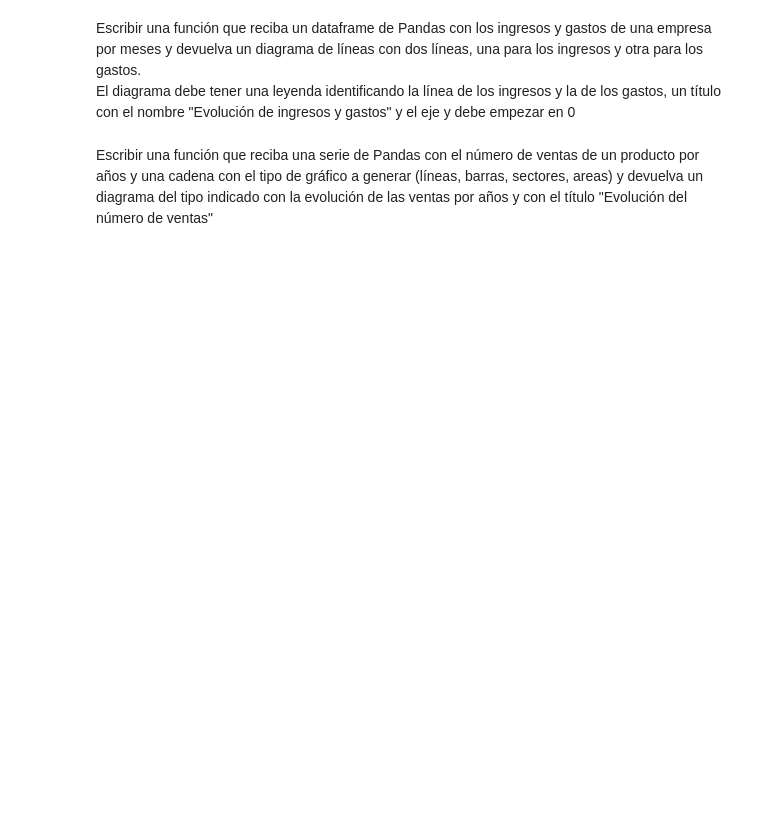
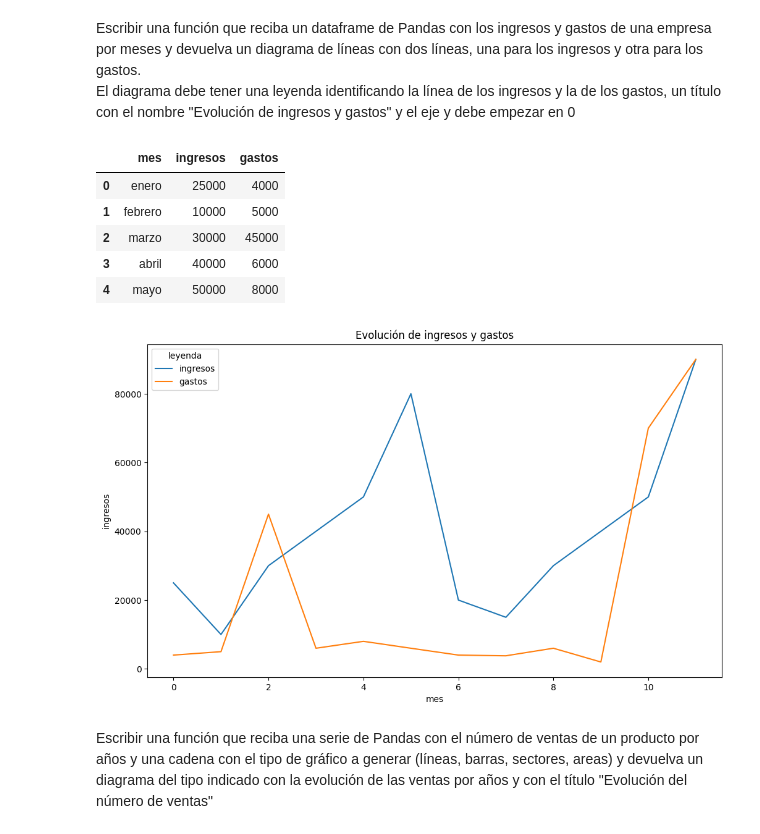
Before and after one commit to jmrodriguez2552/CEDAPY_25_26, a Jupyter notebook: ANALISIS_DATOS_PYTHON/NOTEBOOKS/EJERCICIOS/5101_EJERCICIO-5_Gráficos_Matplotlib.ipynb, the cells around one changed output. Drawn from its saved outputs; the diff is of its cells as text; code cells hidden in the pictures; blank space fills up the shorter version.

```diff
--- a/ANALISIS_DATOS_PYTHON/NOTEBOOKS/EJERCICIOS/5101_EJERCICIO-5_Gráficos_Matplotlib.ipynb
+++ b/ANALISIS_DATOS_PYTHON/NOTEBOOKS/EJERCICIOS/5101_EJERCICIO-5_Gráficos_Matplotlib.ipynb
@@ -48,5 +125,37 @@ Construir una función reciba el fichero bancos.csv y cree un diagrama de línea
 # %% [markdown]
 Escribir una función que reciba un dataframe de Pandas con los ingresos y gastos de una empresa por meses y devuelva un diagrama de líneas con dos líneas, una para los ingresos y otra para los gastos.
 El diagrama debe tener una leyenda identificando la línea de los ingresos y la de los gastos, un título con el nombre "Evolución de ingresos y gastos" y el eje y debe empezar en 0
+# %%
+import pandas as pd
+import matplotlib.pyplot as plt
+ingresos = [25000,10000,30000,40000,50000,80000,20000,15000,30000,40000,50000,90000]
+gastos =[4000,5000,45000,6000,8000,6000,4000,3800,6000,2000,70000,90000]
+meses = ['enero','febrero', 'marzo','abril', 'mayo', 'junio','julio','agosto','septiembre','octubre','noviembre','diciembre']
+
+datos = {'mes': meses,
+         'ingresos' : ingresos,
+         'gastos' :gastos
+         }
+
+
+df_Empresa = pd.DataFrame(datos)
+display(df_Empresa.head())
+
+df_pivot = df_Empresa.pivot_table(index='mes', columns='ingresos', values='gastos')
+plt.figure(figsize=(12, 7))
+df_Empresa.plot(kind='line', ax=plt.gca())
+plt.title('Evolución de ingresos y gastos')
+plt.legend(title='leyenda')
+plt.xlabel('mes')
+plt.ylabel('ingresos')
+plt.show()
+# %% [output]
+|  | mes | ingresos | gastos |
+| 0 | enero | 25000 | 4000 |
+| 1 | febrero | 10000 | 5000 |
+| 2 | marzo | 30000 | 45000 |
+| 3 | abril | 40000 | 6000 |
+| 4 | mayo | 50000 | 8000 |
+[figure, added]
 # %% [markdown]
 Escribir una función que reciba una serie de Pandas con el número de ventas de un producto por años y una cadena con el tipo de gráfico a generar (líneas, barras, sectores, areas) y devuelva un diagrama del tipo indicado con la evolución de las ventas por años y con el título "Evolución del número de ventas"
```
Also changed, not shown: parts of 9 cells of this notebook, 1 other file.
